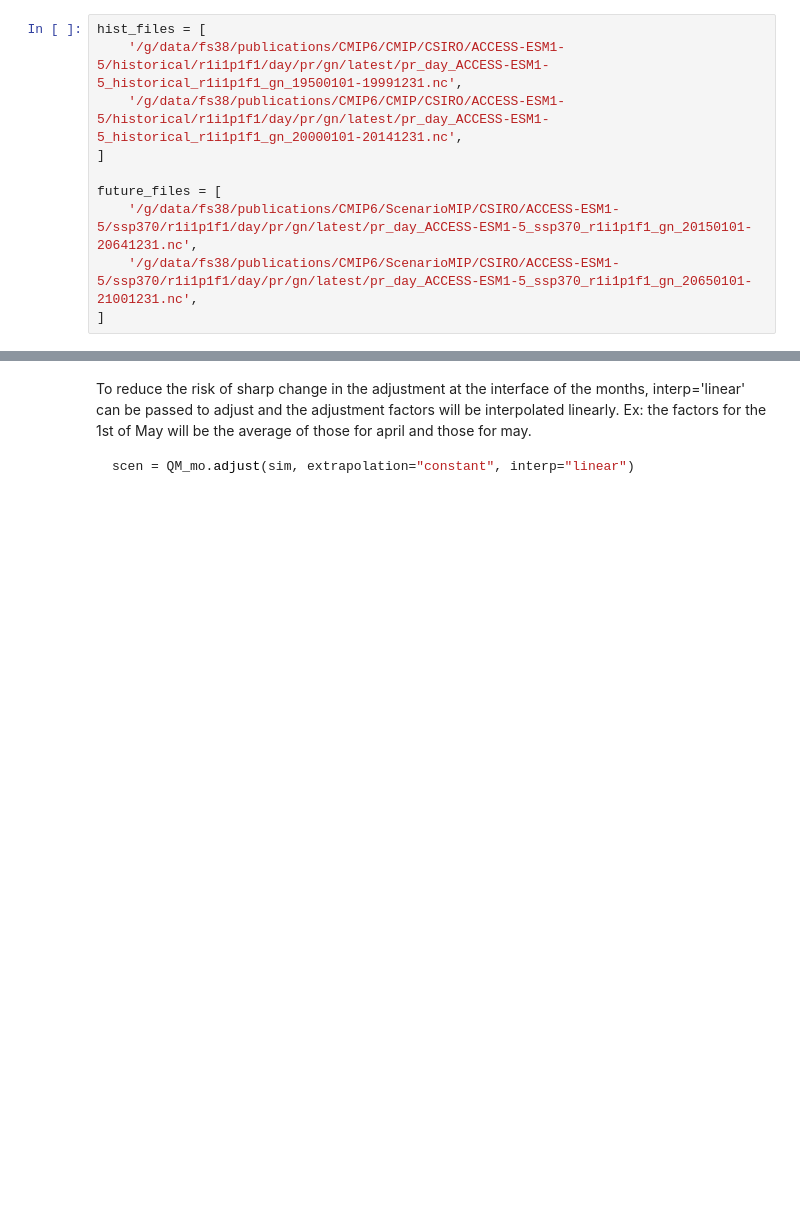
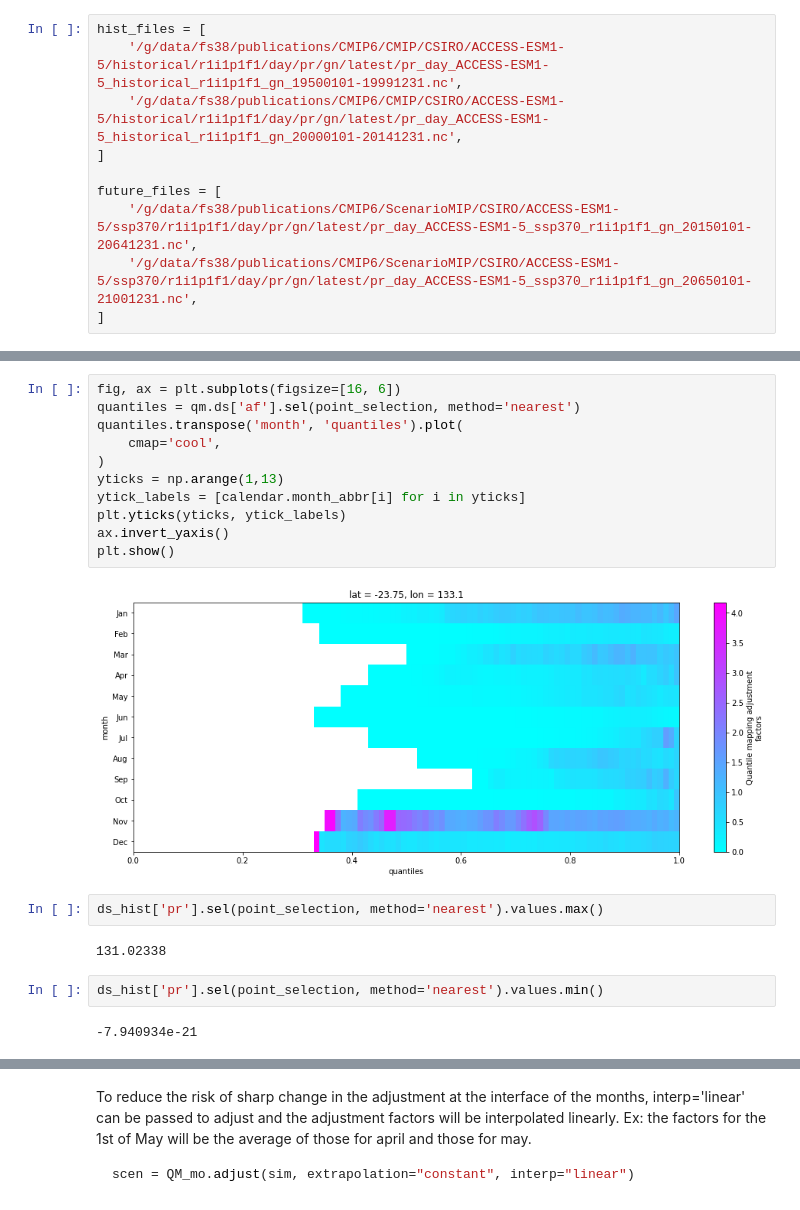
Before and after one commit to AusClimateService/qqscale, a Jupyter notebook: example_validation/rainfall_adjustment.ipynb, the cells around one changed output, grey strips where cells are left out. Saved outputs shown, nothing was run; the diff lists cells and outputs as text; blank space fills up the shorter version.

```diff
--- a/example_validation/rainfall_adjustment.ipynb
+++ b/example_validation/rainfall_adjustment.ipynb
@@ -30,0 +136,21 @@ qm = sdba.EmpiricalQuantileMapping.train(
+# %%
+fig, ax = plt.subplots(figsize=[16, 6])
+quantiles = qm.ds['af'].sel(point_selection, method='nearest')
+quantiles.transpose('month', 'quantiles').plot(
+    cmap='cool',
+)
+yticks = np.arange(1,13)
+ytick_labels = [calendar.month_abbr[i] for i in yticks]
+plt.yticks(yticks, ytick_labels)
+ax.invert_yaxis()
+plt.show()
+# %% [output]
+[figure, added]
+# %%
+ds_hist['pr'].sel(point_selection, method='nearest').values.max()
+# %% [output]
+131.02338
+# %%
+ds_hist['pr'].sel(point_selection, method='nearest').values.min()
+# %% [output]
+-7.940934e-21
```
Also changed, not shown: parts of 21 cells of this notebook, 1 other file.
